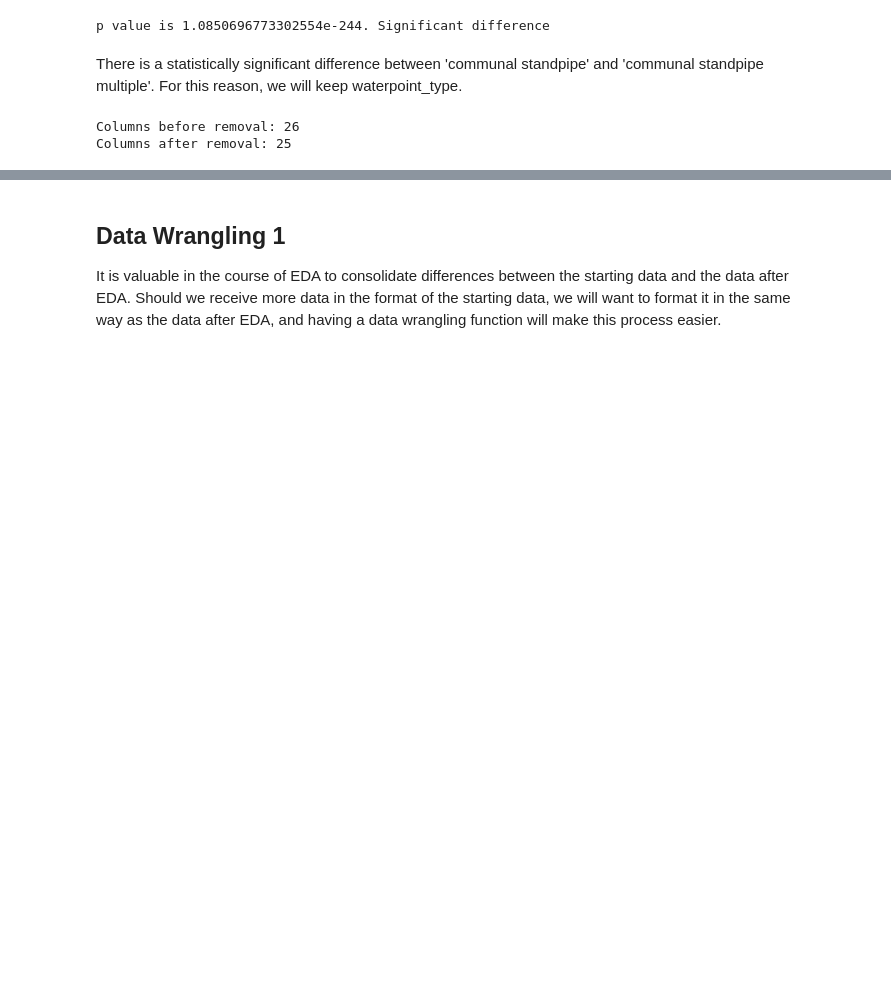
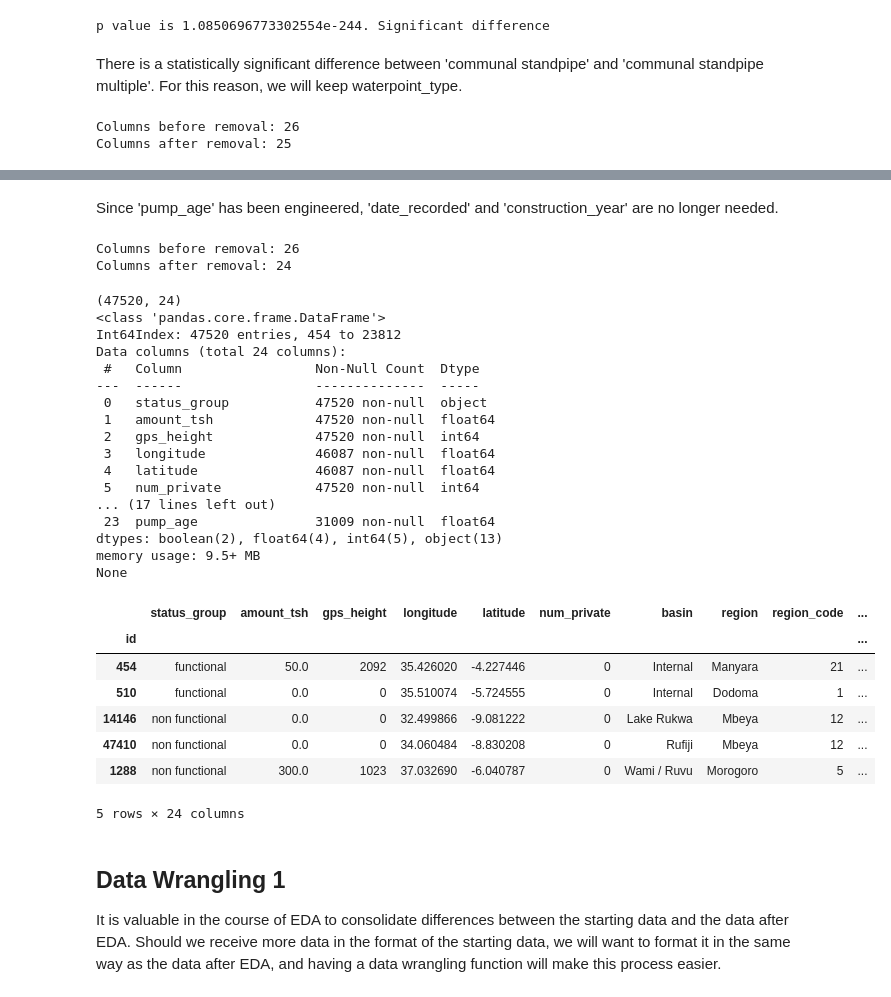
Before and after one commit to zdravoj/water-pump-classifier, a Jupyter notebook: Tanzania_Water_Pump_Analysis.ipynb, the cells around one changed output, grey strips where cells are left out. Cells and saved outputs as stored; diff of their text form; code cells hidden in the pictures; blank space fills up the shorter version.

```diff
--- a/Tanzania_Water_Pump_Analysis.ipynb
+++ b/Tanzania_Water_Pump_Analysis.ipynb
@@ -921,3 +1038,47 @@ Columns after removal: 25
+# %%
+# replace negative values in 'pump_age' with nulls
+df['pump_age'].mask(df['pump_age'] < 0, inplace=True)
+# %% [markdown]
+Since 'pump_age' has been engineered, 'date_recorded' and 'construction_year' are no longer needed.
+# %%
+# drop 'date_recorded' and 'construction_year'
+print(f"Columns before removal: {df.shape[1]}")
+df.drop(columns=['date_recorded', 'construction_year'], inplace=True)
+print(f"Columns after removal: {df.shape[1]}")
+# %% [output]
+Columns before removal: 26
+Columns after removal: 24
+# %%
+# dataframe after feature engineering
+print(df.shape)
+print(df.info())
+df.head()
+# %% [output]
+(47520, 24)
+<class 'pandas.core.frame.DataFrame'>
+Int64Index: 47520 entries, 454 to 23812
+Data columns (total 24 columns):
+ #   Column                 Non-Null Count  Dtype
+---  ------                 --------------  -----
+ 0   status_group           47520 non-null  object
+ 1   amount_tsh             47520 non-null  float64
+ 2   gps_height             47520 non-null  int64
+ 3   longitude              46087 non-null  float64
+ 4   latitude               46087 non-null  float64
+ 5   num_private            47520 non-null  int64
+... (17 lines left out)
+ 23  pump_age               31009 non-null  float64
+dtypes: boolean(2), float64(4), int64(5), object(13)
+memory usage: 9.5+ MB
+None
+|  | status_group | amount_tsh | gps_height | longitude | latitude | num_private | basin | region | region_code | ... |
+| id |  |  |  |  |  |  |  |  |  | ... |
+| 454 | functional | 50.0 | 2092 | 35.426020 | -4.227446 | 0 | Internal | Manyara | 21 | ... |
+| 510 | functional | 0.0 | 0 | 35.510074 | -5.724555 | 0 | Internal | Dodoma | 1 | ... |
+| 14146 | non functional | 0.0 | 0 | 32.499866 | -9.081222 | 0 | Lake Rukwa | Mbeya | 12 | ... |
+| 47410 | non functional | 0.0 | 0 | 34.060484 | -8.830208 | 0 | Rufiji | Mbeya | 12 | ... |
+| 1288 | non functional | 300.0 | 1023 | 37.032690 | -6.040787 | 0 | Wami / Ruvu | Morogoro | 5 | ... |
+5 rows × 24 columns
 # %% [markdown]
 ## Data Wrangling 1
 
```
Also changed, not shown: parts of 15 cells of this notebook, 1 other file.
